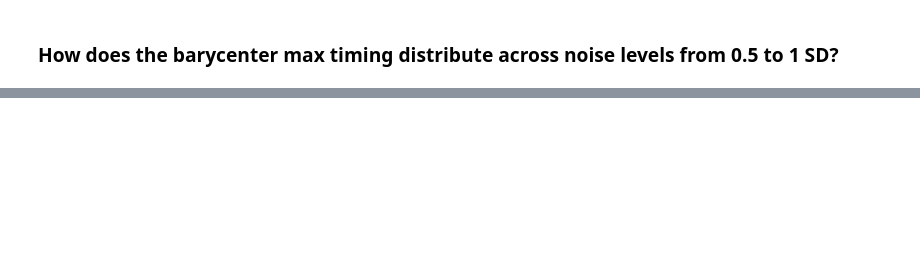
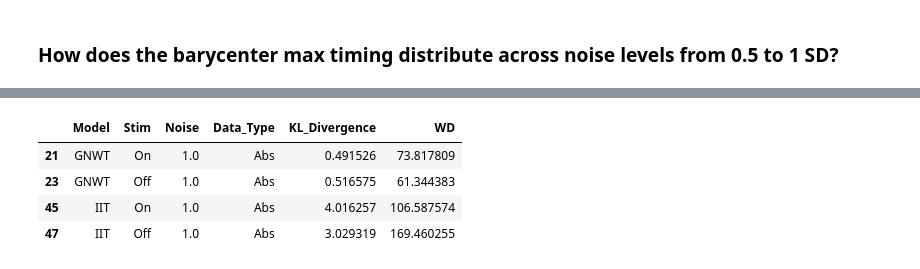
Before and after one commit to anniegbryant/MEG_functional_connectivity, a Jupyter notebook: data_visualization/barycenter_empirical_analysis.ipynb, the cells around one changed output, grey strips where cells are left out. Cells and saved outputs as stored; diff of their text form; code cells hidden in the pictures; blank space fills up the shorter version.

```diff
--- a/data_visualization/barycenter_empirical_analysis.ipynb
+++ b/data_visualization/barycenter_empirical_analysis.ipynb
@@ -977,0 +970,8 @@ Adding another scale for x, which will replace the existing scale.
+# %%
+all_stats_results_irrel.query("Data_Type=='Abs' & Noise==1")
+# %% [output]
+|  | Model | Stim | Noise | Data_Type | KL_Divergence | WD |
+| 21 | GNWT | On | 1.0 | Abs | 0.491526 | 73.817809 |
+| 23 | GNWT | Off | 1.0 | Abs | 0.516575 | 61.344383 |
+| 45 | IIT | On | 1.0 | Abs | 4.016257 | 106.587574 |
+| 47 | IIT | Off | 1.0 | Abs | 3.029319 | 169.460255 |
```
Also changed, not shown: parts of 18 cells of this notebook, 14 other files.
